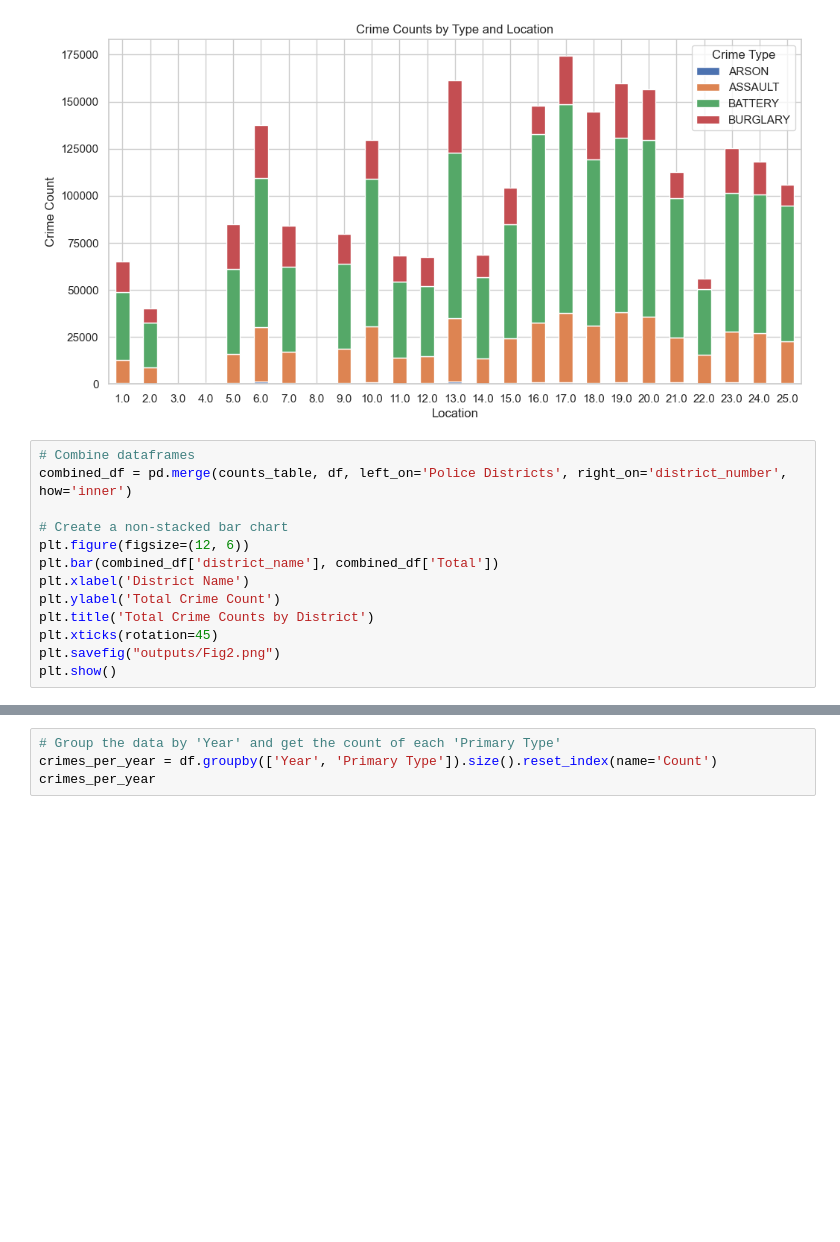
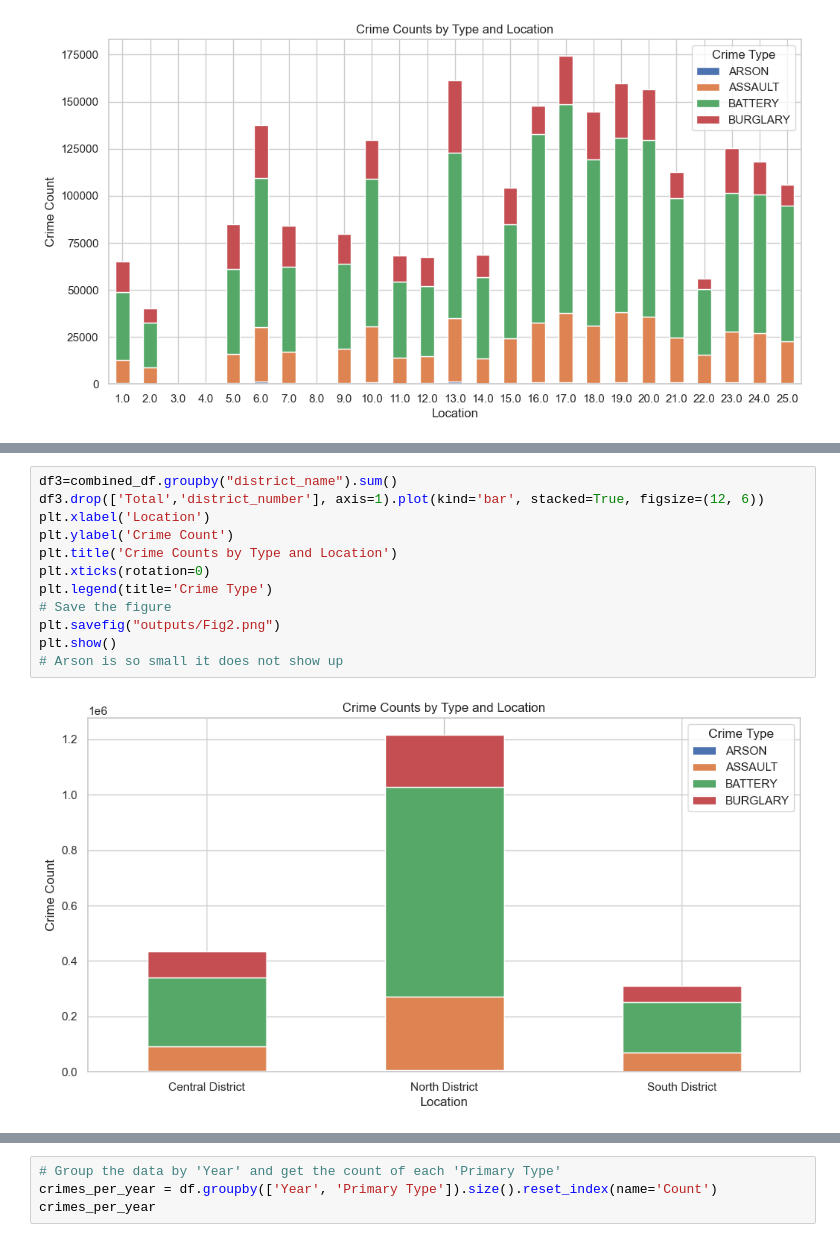
Before and after one commit to NathanRosse/Project1, a Jupyter notebook: hotspots.ipynb, the cells around one changed output, grey strips where cells are left out. Saved outputs shown, nothing was run; the diff lists cells and outputs as text; blank space fills up the shorter version.

```diff
--- a/hotspots.ipynb
+++ b/hotspots.ipynb
@@ -179,16 +197,3 @@ plt.savefig("outputs/Fig1.png")
 plt.show()
 # %% [output]
 [figure]
-# %%
-# Combine dataframes
-combined_df = pd.merge(counts_table, df, left_on='Police Districts', right_on='district_number', how='inner')
-
-# Create a non-stacked bar chart
-plt.figure(figsize=(12, 6))
-plt.bar(combined_df['district_name'], combined_df['Total'])
-plt.xlabel('District Name')
-plt.ylabel('Total Crime Count')
-plt.title('Total Crime Counts by District')
-plt.xticks(rotation=45)
-plt.savefig("outputs/Fig2.png")
-plt.show()
@@ -197,3 +209,17 @@ KeyError: 'district_number'
+# %%
+df3=combined_df.groupby("district_name").sum()
+df3.drop(['Total','district_number'], axis=1).plot(kind='bar', stacked=True, figsize=(12, 6))
+plt.xlabel('Location')
+plt.ylabel('Crime Count')
+plt.title('Crime Counts by Type and Location')
+plt.xticks(rotation=0)
+plt.legend(title='Crime Type')
+# Save the figure
+plt.savefig("outputs/Fig2.png")
+plt.show()
+# Arson is so small it does not show up
+# %% [output]
+[figure, added]
 # %%
 import seaborn as sns
 import matplotlib.pyplot as plt
```
Also changed, not shown: parts of 12 cells of this notebook, 3 other files.
